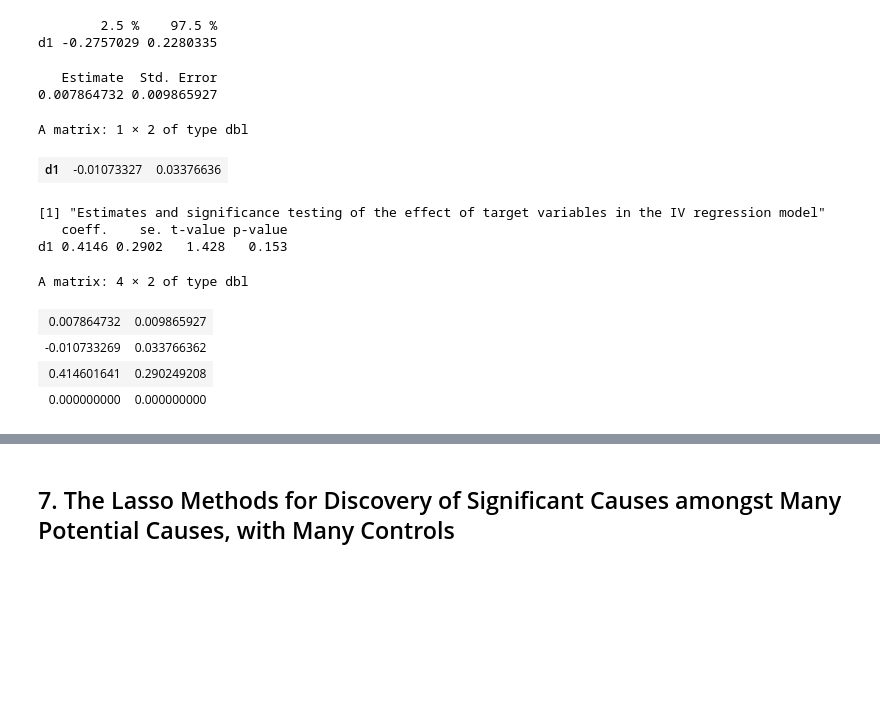
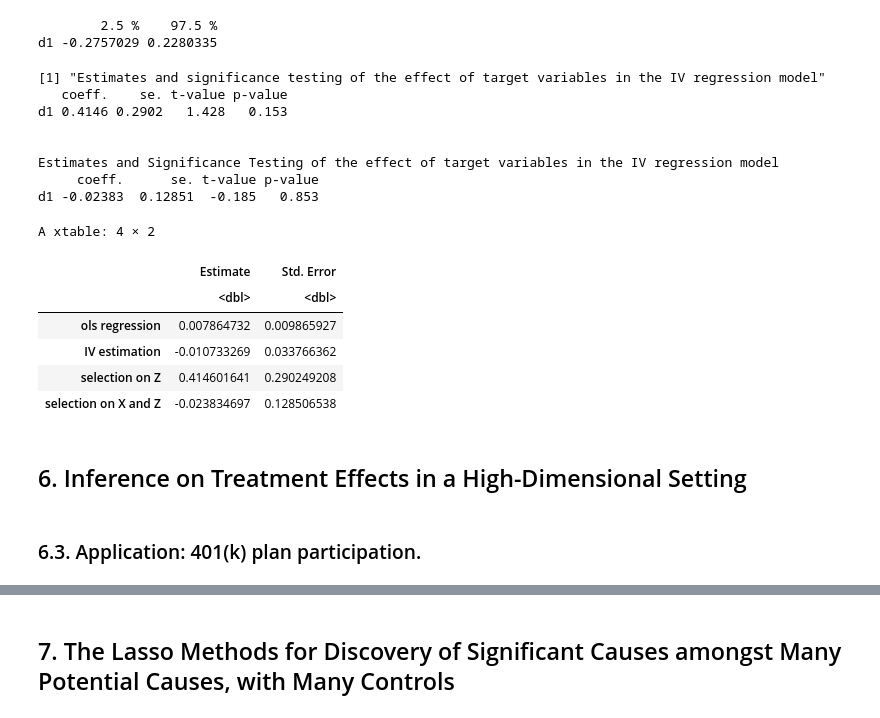
Before and after one commit to d2cml-ai/HDMjl.jl, a Jupyter notebook: tutorial/r_file.ipynb, the cells around one changed output, grey strips where cells are left out. Drawn from its saved outputs; the diff is of its cells as text; code cells hidden in the pictures; blank space fills up the shorter version.

```diff
--- a/tutorial/r_file.ipynb
+++ b/tutorial/r_file.ipynb
@@ -464,31 +404,34 @@ confint(lasso.IV.XZ)
 # %% [output]
         2.5 %    97.5 %
 d1 -0.2757029 0.2280335
-# %%
-summary(ED.ols)$coef[2, 1:2]
-# %% [output]
-   Estimate  Std. Error
-0.007864732 0.009865927
-# %%
-cbind(ED.2sls$coef[1], ED.2sls$se[1])
-# %% [output]
-A matrix: 1 × 2 of type dbl
-| d1 | -0.01073327 | 0.03376636 |
 # %%
 library(xtable)
 table = matrix(0, 4, 2)
 table[1, ] = summary(ED.ols)$coef[2, 1:2]
 table[2, ] = cbind(ED.2sls$coef[1], ED.2sls$se[1])
 table[3, ] = summary(lasso.IV.Z)[, 1:2]
+table[4, ] = summary(lasso.IV.XZ)[, 1:2]
+colnames(table) = c("Estimate", "Std. Error")
+rownames(table) = c("ols regression", "IV estimation ", "selection on Z", "selection on X and Z")
+tab = xtable(table, digits = c(2, 2, 7))
+tab
 # %% [output]
 [1] "Estimates and significance testing of the effect of target variables in the IV regression model"
    coeff.    se. t-value p-value
 d1 0.4146 0.2902   1.428   0.153
+
+
+Estimates and Significance Testing of the effect of target variables in the IV regression model
+     coeff.      se. t-value p-value
+d1 -0.02383  0.12851  -0.185   0.853
+A xtable: 4 × 2
+|  | Estimate | Std. Error |
+|  | <dbl> | <dbl> |
+| ols regression | 0.007864732 | 0.009865927 |
+| IV estimation | -0.010733269 | 0.033766362 |
+| selection on Z | 0.414601641 | 0.290249208 |
+| selection on X and Z | -0.023834697 | 0.128506538 |
-# %%
-table
-# %% [output]
-A matrix: 4 × 2 of type dbl
-| 0.007864732 | 0.009865927 |
-| -0.010733269 | 0.033766362 |
-| 0.414601641 | 0.290249208 |
-| 0.000000000 | 0.000000000 |
+# %% [markdown]
+## 6. Inference on Treatment Effects in a High-Dimensional Setting
+# %% [markdown]
+### 6.3. Application: 401(k) plan participation.
```
Also changed, not shown: parts of 31 cells of this notebook, 5 other files.
